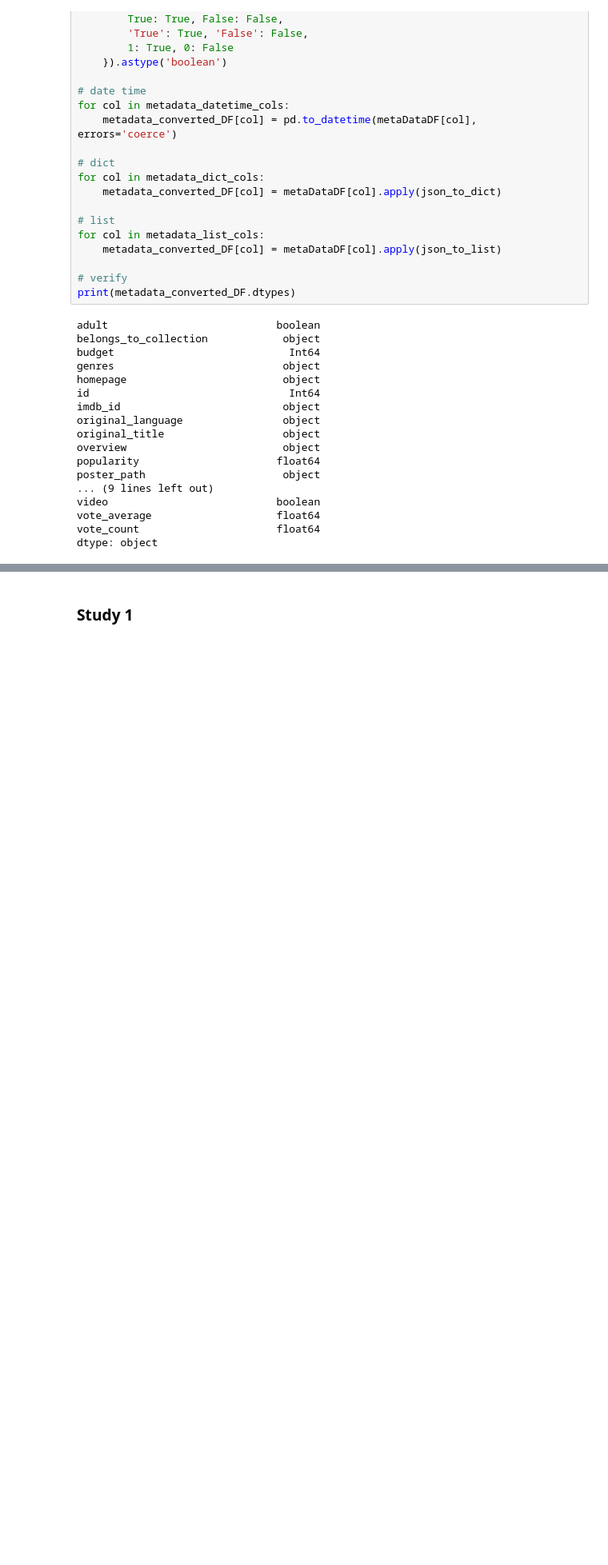
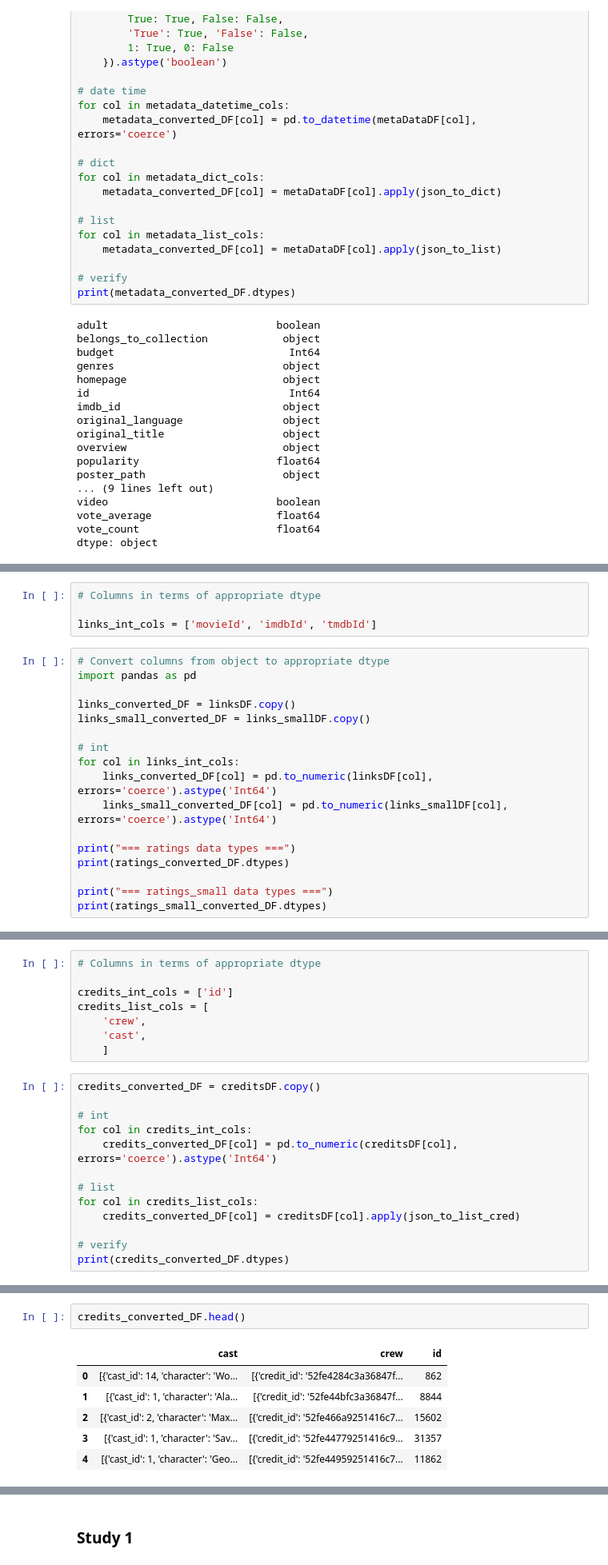
Before and after one commit to jvdlopes/CSI4142_A4, a Jupyter notebook: a4.ipynb, the cells around one changed output, grey strips where cells are left out. Shown at 80% size. Drawn from its saved outputs; the diff is of its cells as text; blank space fills up the shorter version.

```diff
--- a/a4.ipynb
+++ b/a4.ipynb
@@ -749,0 +605,21 @@ Valid JSON.
+# %%
+# Columns in terms of appropriate dtype
+
+links_int_cols = ['movieId', 'imdbId', 'tmdbId']
+# %%
+# Convert columns from object to appropriate dtype
+import pandas as pd
+
+links_converted_DF = linksDF.copy()
+links_small_converted_DF = links_smallDF.copy()
+
+# int
+for col in links_int_cols:
+    links_converted_DF[col] = pd.to_numeric(linksDF[col], errors='coerce').astype('Int64')
+    links_small_converted_DF[col] = pd.to_numeric(links_smallDF[col], errors='coerce').astype('Int64')
+
+print("=== ratings data types ===")
+print(ratings_converted_DF.dtypes)
+
+print("=== ratings_small data types ===")
+print(ratings_small_converted_DF.dtypes)
@@ -749,0 +709,21 @@ Valid JSON.
+# %%
+# Columns in terms of appropriate dtype
+
+credits_int_cols = ['id']
+credits_list_cols = [
+    'crew',
+    'cast',
+    ]
+# %%
+credits_converted_DF = creditsDF.copy()
+
+# int
+for col in credits_int_cols:
+    credits_converted_DF[col] = pd.to_numeric(creditsDF[col], errors='coerce').astype('Int64')
+
+# list
+for col in credits_list_cols:
+    credits_converted_DF[col] = creditsDF[col].apply(json_to_list_cred)
+
+# verify
+print(credits_converted_DF.dtypes)
@@ -749,0 +744,9 @@ Valid JSON.
+# %%
+credits_converted_DF.head()
+# %% [output]
+|  | cast | crew | id |
+| 0 | [{'cast_id': 14, 'character': 'Wo... | [{'credit_id': '52fe4284c3a36847f... | 862 |
+| 1 | [{'cast_id': 1, 'character': 'Ala... | [{'credit_id': '52fe44bfc3a36847f... | 8844 |
+| 2 | [{'cast_id': 2, 'character': 'Max... | [{'credit_id': '52fe466a9251416c7... | 15602 |
+| 3 | [{'cast_id': 1, 'character': 'Sav... | [{'credit_id': '52fe44779251416c9... | 31357 |
+| 4 | [{'cast_id': 1, 'character': 'Geo... | [{'credit_id': '52fe44959251416c7... | 11862 |
```
Also changed, not shown: parts of 50 cells of this notebook.
